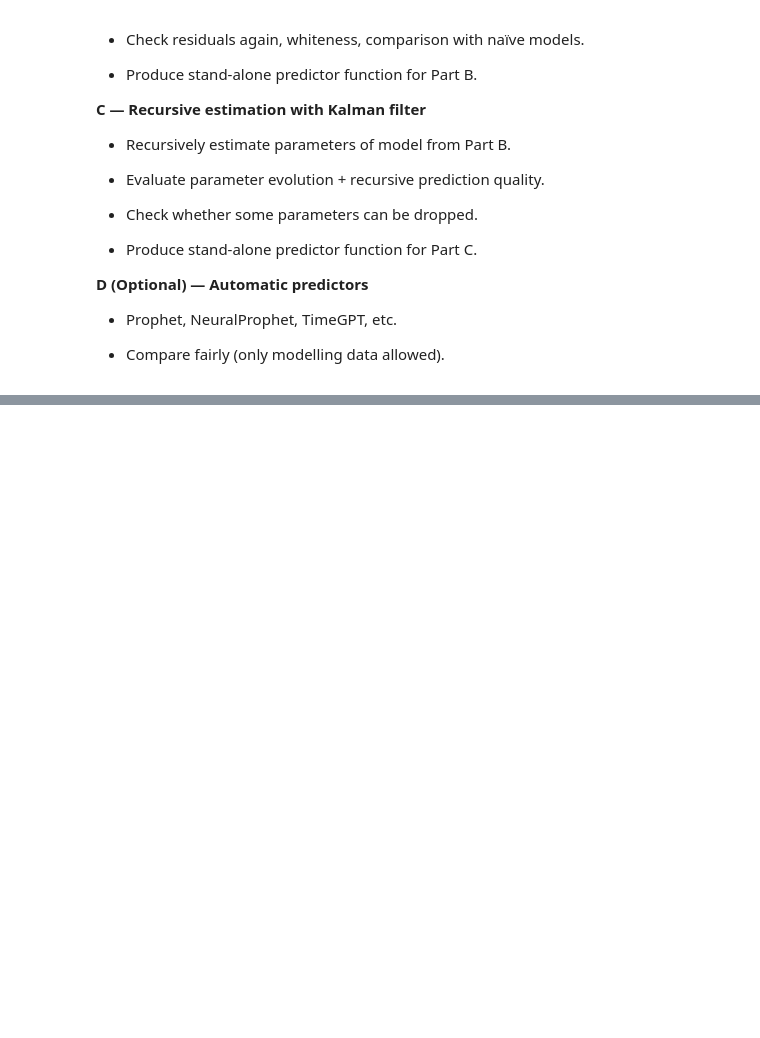
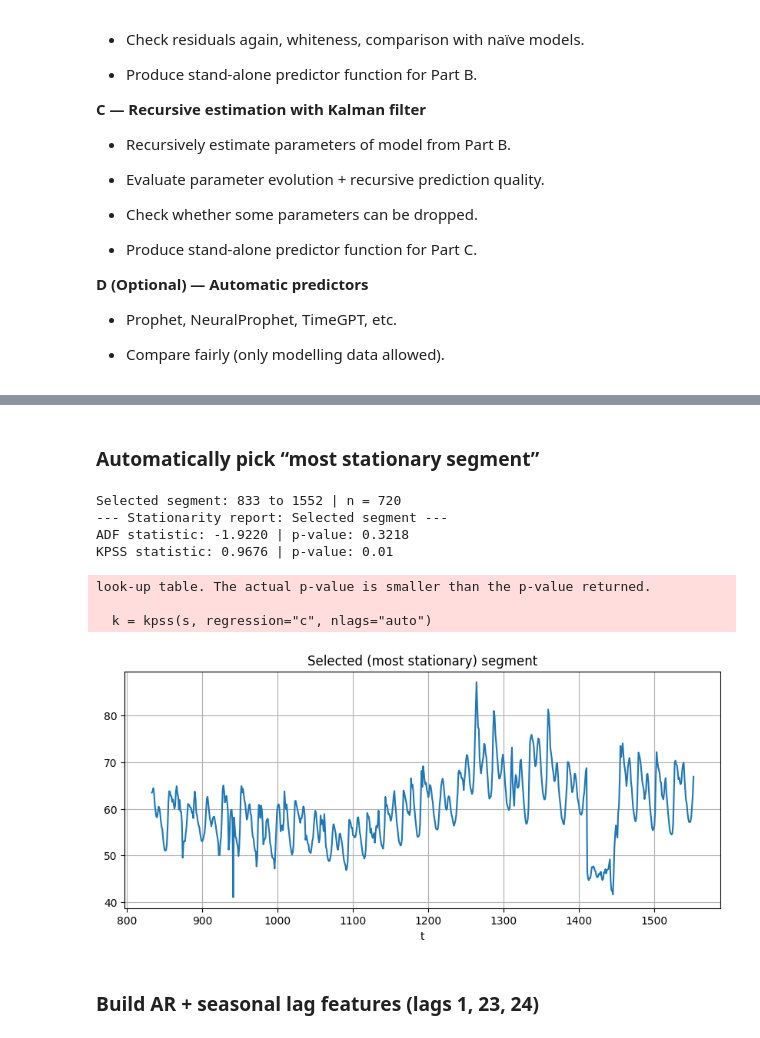
Before and after one commit to asifakhan09/MASM17-Time-series-analysis, a Jupyter notebook: Final Project/Asifa.ipynb, the cells around one changed output, grey strips where cells are left out. Drawn from its saved outputs; the diff is of its cells as text; code cells hidden in the pictures; blank space fills up the shorter version.

```diff
--- a/Final Project/Asifa.ipynb
+++ b/Final Project/Asifa.ipynb
@@ -984,0 +151,16 @@ Overall, the results demonstrate that incorporating relevant physical inputs and
+# %%
+from statsmodels.tsa.stattools import adfuller, kpss
+def stationarity_report(series, name="series"):
+    s = series.dropna()
+    print(f"--- Stationarity report: {name} ---")
+
+    adf = adfuller(s, autolag="AIC")
+    print(f"ADF statistic: {adf[0]:.4f} | p-value: {adf[1]:.4g}")
+
+    try:
+        k = kpss(s, regression="c", nlags="auto")
+        print(f"KPSS statistic: {k[0]:.4f} | p-value: {k[1]:.4g}")
+    except Exception as e:
+        print(f"KPSS failed: {e}")
+
+stationarity_report(y, "Full power series")
@@ -984,0 +195,38 @@ Overall, the results demonstrate that incorporating relevant physical inputs and
+# %% [markdown]
+### Automatically pick “most stationary segment”
+# %%
+WINDOW_DAYS = 30
+W = 24 * WINDOW_DAYS
+
+s = y.copy()
+roll_mean = s.rolling(W).mean()
+roll_std  = s.rolling(W).std()
+
+mean_change = roll_mean.diff().abs().rolling(W).mean()
+std_change  = roll_std.diff().abs().rolling(W).mean()
+score = (mean_change + std_change).dropna()
+
+best_end = score.idxmin()
+best_start = best_end - (W - 1)
+
+y_seg = s.loc[best_start:best_end].dropna()
+X_seg = df.loc[best_start:best_end, ["temp_air", "temp_supply"]].copy()
+
+print("Selected segment:", y_seg.index.min(), "to", y_seg.index.max(), "| n =", len(y_seg))
+stationarity_report(y_seg, "Selected segment")
+
+plt.figure()
+y_seg.plot()
+plt.title("Selected (most stationary) segment")
+plt.show()
+# %% [output]
+Selected segment: 833 to 1552 | n = 720
+--- Stationarity report: Selected segment ---
+ADF statistic: -1.9220 | p-value: 0.3218
+KPSS statistic: 0.9676 | p-value: 0.01
+look-up table. The actual p-value is smaller than the p-value returned.
+
+  k = kpss(s, regression="c", nlags="auto")
+[figure, added]
+# %% [markdown]
+### Build AR + seasonal lag features (lags 1, 23, 24)
```
Also changed, not shown: parts of 121 cells of this notebook, 2 other files.
